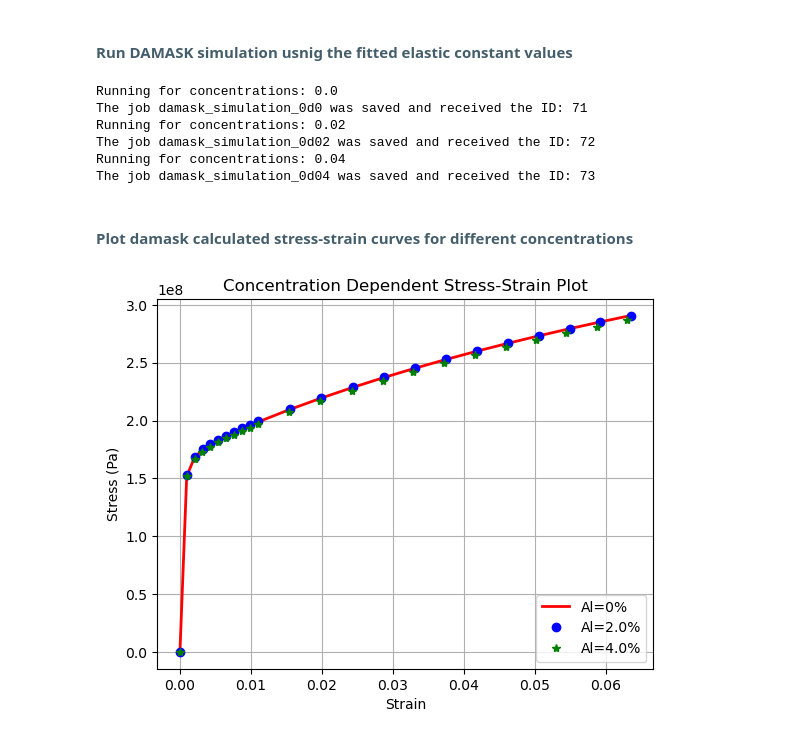
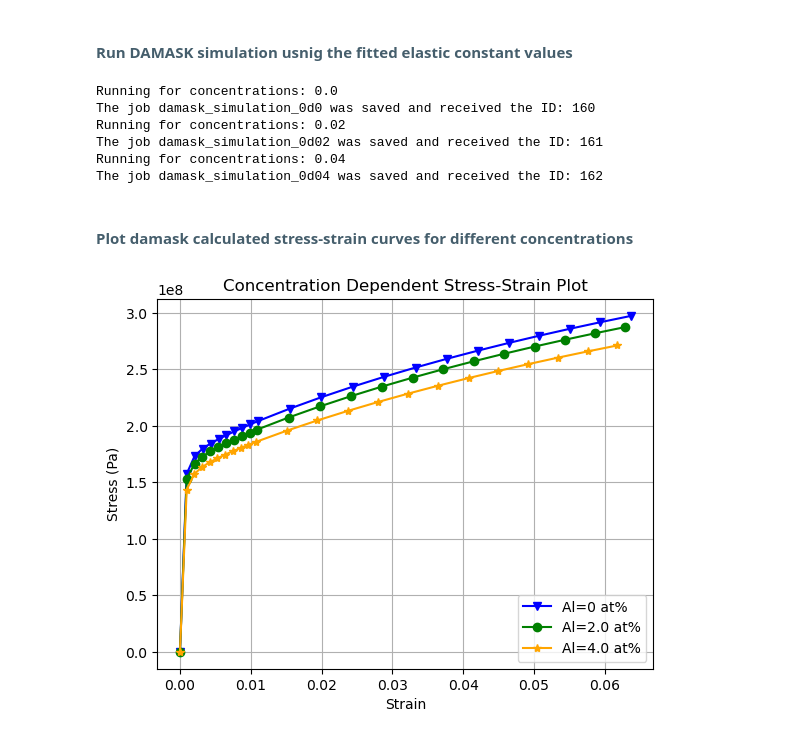
Before and after one commit to usaikia/StahlDigital_Workshop_Materials, a Jupyter notebook: 00_pyiron_damask_tutorial/04_lammps_damask_workflow.ipynb, the cells around one changed output. Saved outputs shown, nothing was run; the diff lists cells and outputs as text; code cells hidden in the pictures.

```diff
--- a/00_pyiron_damask_tutorial/04_lammps_damask_workflow.ipynb
+++ b/00_pyiron_damask_tutorial/04_lammps_damask_workflow.ipynb
@@ -293,31 +292,36 @@ for i, c in enumerate(concentrations[::2]):
                       }
 
     result.append(run_damask_simulation(elasticity_data,
-                                        plasticity_data)
+                                        plasticity_data,
+                                       delete_existing_job=True)
                  )
+np.save("lammps_damask_workflow_test0.npy", result)
 # %% [output]
 Running for concentrations: 0.0
-The job damask_simulation_0d0 was saved and received the ID: 71
+The job damask_simulation_0d0 was saved and received the ID: 160
 Running for concentrations: 0.02
-The job damask_simulation_0d02 was saved and received the ID: 72
+The job damask_simulation_0d02 was saved and received the ID: 161
 Running for concentrations: 0.04
-The job damask_simulation_0d04 was saved and received the ID: 73
+The job damask_simulation_0d04 was saved and received the ID: 162
+# %%
+result = np.load("lammps_damask_workflow_test0.npy")
 # %% [markdown]
 #### <font style="font-family:roboto;color:#455e6c"> Plot damask calculated stress-strain curves for different concentrations </font>
 # %%
 # Plot the result
 colors = ['r','g','b']
-plt.plot(result[0][0], result[0][1], 'r', linewidth=2,
-         label = 'Al={}%'.format(0*100))
-plt.plot(result[1][0], result[1][1], 'b', linestyle="None",marker = 'o' ,
-         label = 'Al={}%'.format(0.02*100))
-plt.plot(result[2][0], result[2][1], 'g', linestyle="None",marker = '*' ,
-         label = 'Al={}%'.format(0.04*100))
+plt.plot(result[0][0], result[0][1], 'blue', marker = 'v' ,
+         label = 'Al={} at%'.format(0*100))
+plt.plot(result[1][0], result[1][1], 'green', linestyle="-",marker = 'o' ,
+         label = 'Al={} at%'.format(0.02*100))
+plt.plot(result[2][0], result[2][1], 'orange', linestyle="-",marker = '*' ,
+         label = 'Al={} at%'.format(0.04*100))
 plt.grid(True)
 plt.xlabel('Strain')
 plt.ylabel('Stress (Pa)')
 plt.legend( loc='lower right')
 plt.title("Concentration Dependent Stress-Strain Plot")
+plt.savefig("FeAl_tensile_simulation.png", dpi=600)
 plt.show();
 # %% [output]
-[figure, old version]
+[figure, new version]
```
Also changed, not shown: parts of 10 cells of this notebook.
